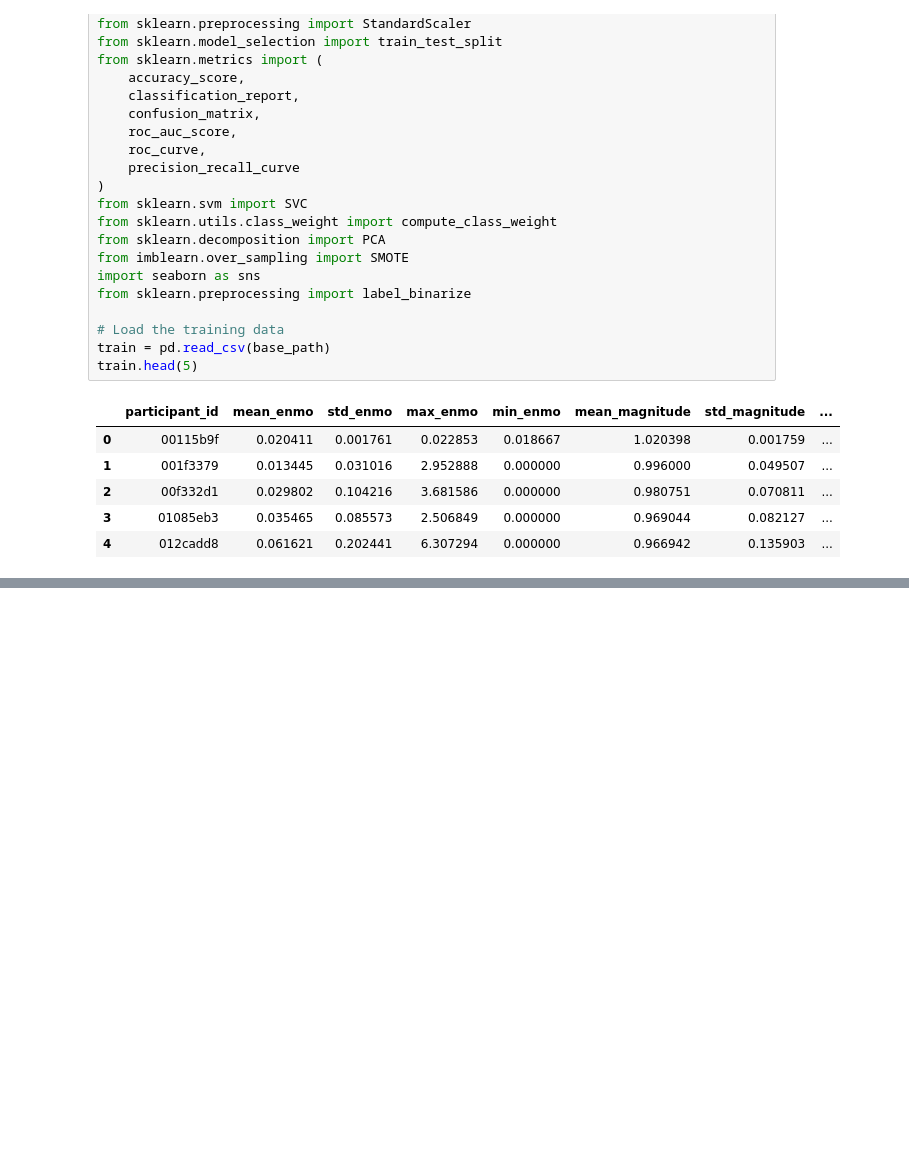
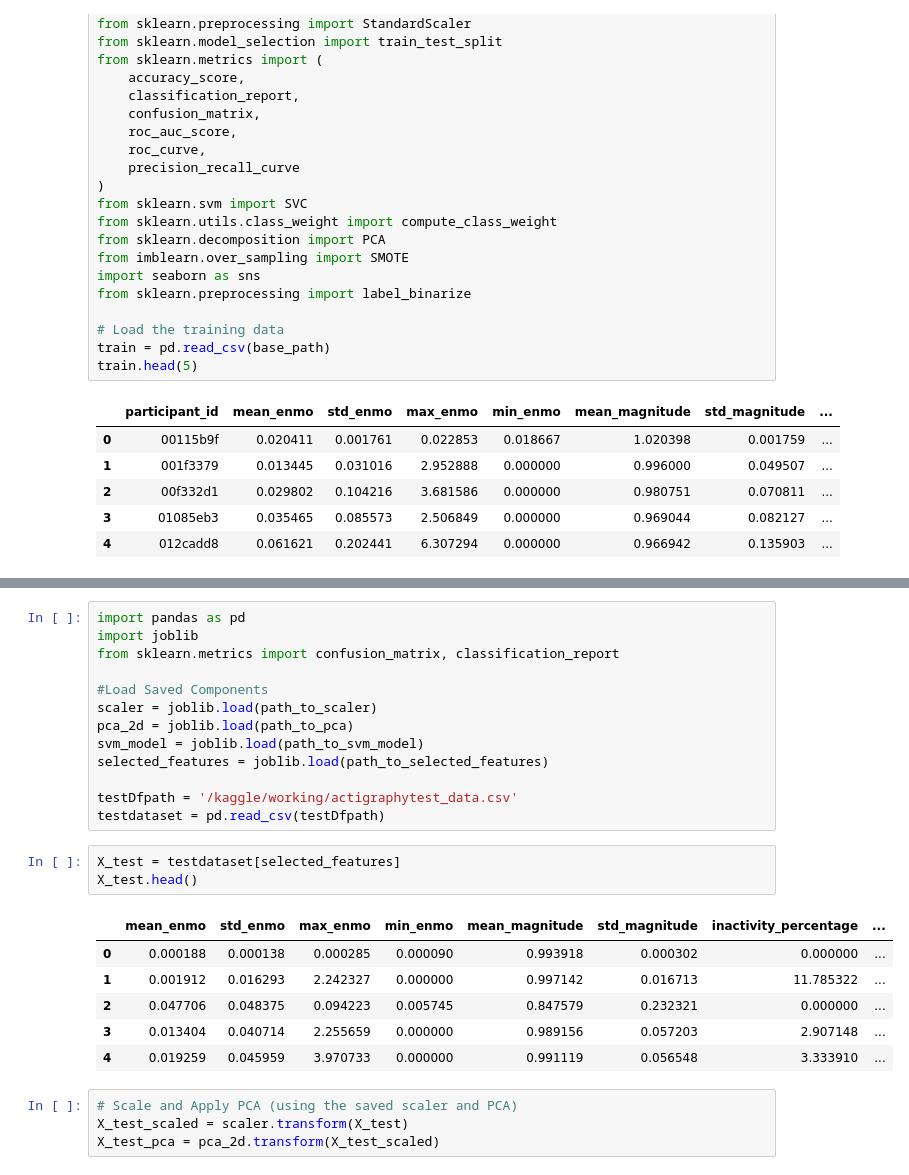
Before and after one commit to Nandana-Chigaterappa-HemanthKumar/PulseNet, a Jupyter notebook: actigraphy-data-model-development.ipynb, the cells around one changed output, grey strips where cells are left out. Drawn from its saved outputs; the diff is of its cells as text; blank space fills up the shorter version.

```diff
--- a/actigraphy-data-model-development.ipynb
+++ b/actigraphy-data-model-development.ipynb
@@ -227,0 +267,27 @@ joblib.dump(pca_2d, path_to_pca)  # Save PCA
+# %%
+import pandas as pd
+import joblib
+from sklearn.metrics import confusion_matrix, classification_report
+
+#Load Saved Components
+scaler = joblib.load(path_to_scaler)
+pca_2d = joblib.load(path_to_pca)
+svm_model = joblib.load(path_to_svm_model)
+selected_features = joblib.load(path_to_selected_features)
+
+testDfpath = '/kaggle/working/actigraphytest_data.csv'
+testdataset = pd.read_csv(testDfpath)
+# %%
+X_test = testdataset[selected_features]
+X_test.head()
+# %% [output]
+|  | mean_enmo | std_enmo | max_enmo | min_enmo | mean_magnitude | std_magnitude | inactivity_percentage | ... |
+| 0 | 0.000188 | 0.000138 | 0.000285 | 0.000090 | 0.993918 | 0.000302 | 0.000000 | ... |
+| 1 | 0.001912 | 0.016293 | 2.242327 | 0.000000 | 0.997142 | 0.016713 | 11.785322 | ... |
+| 2 | 0.047706 | 0.048375 | 0.094223 | 0.005745 | 0.847579 | 0.232321 | 0.000000 | ... |
+| 3 | 0.013404 | 0.040714 | 2.255659 | 0.000000 | 0.989156 | 0.057203 | 2.907148 | ... |
+| 4 | 0.019259 | 0.045959 | 3.970733 | 0.000000 | 0.991119 | 0.056548 | 3.333910 | ... |
+# %%
+# Scale and Apply PCA (using the saved scaler and PCA)
+X_test_scaled = scaler.transform(X_test)
+X_test_pca = pca_2d.transform(X_test_scaled)
```
Also changed, not shown: parts of 11 cells of this notebook.
